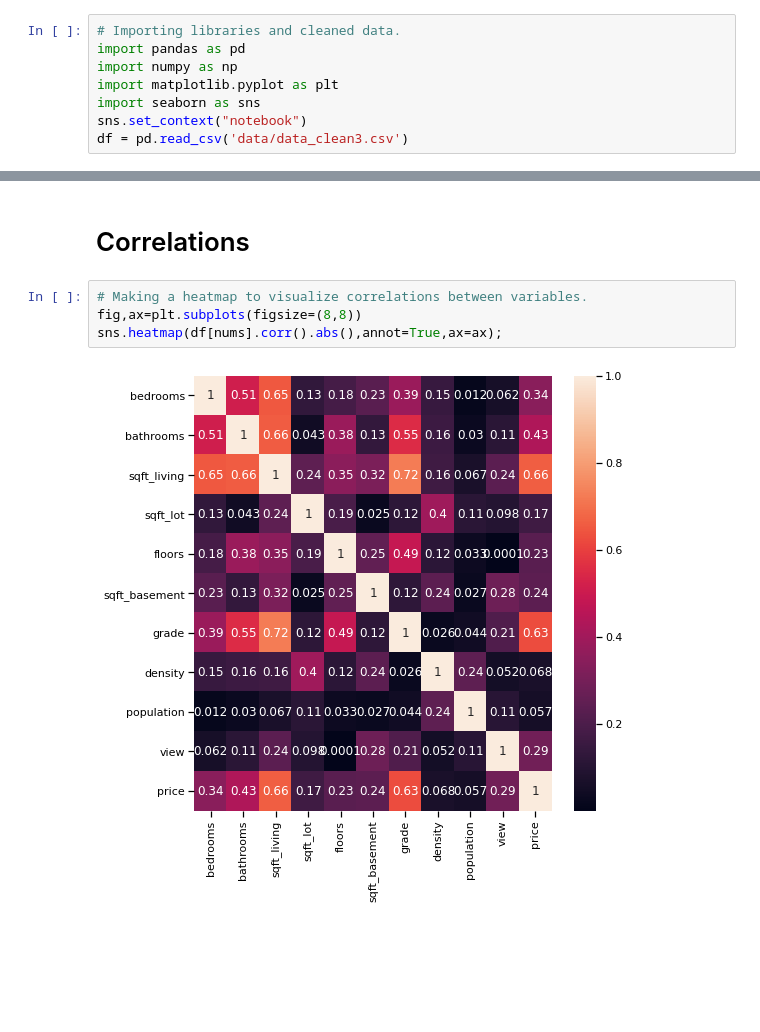
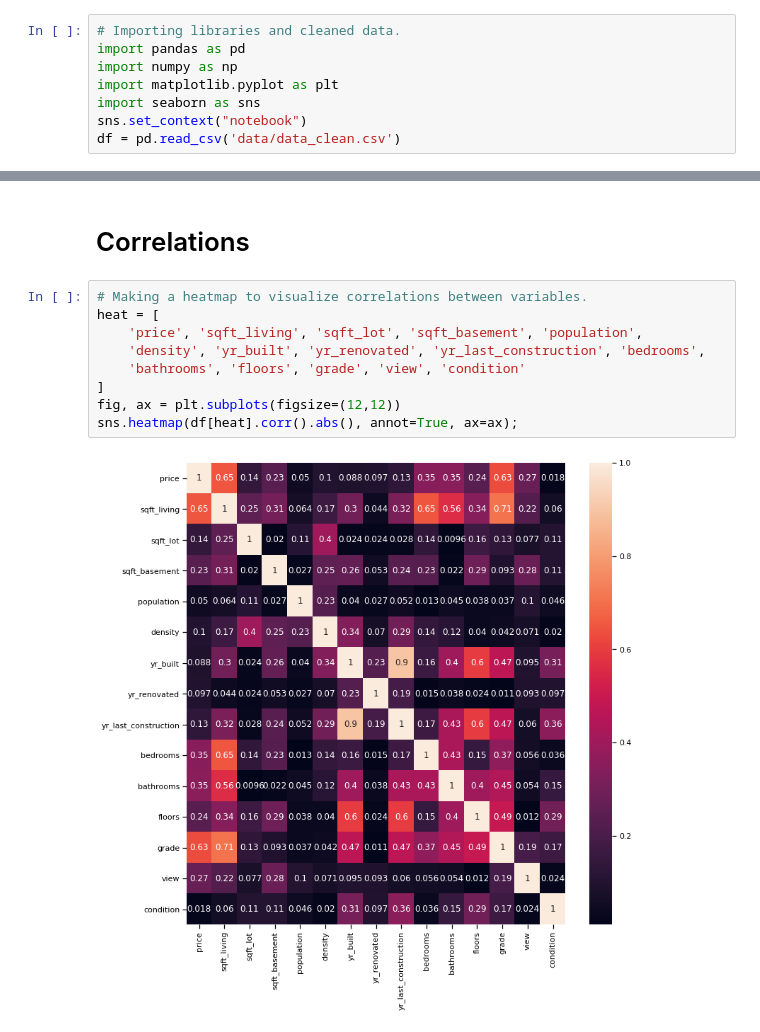
Before and after one commit to rlodetti/Housing_Project, a Jupyter notebook: EDA.ipynb, the cells around one changed output, grey strips where cells are left out. Saved outputs shown, nothing was run; the diff lists cells and outputs as text; blank space fills up the shorter version.

```diff
--- a/EDA.ipynb
+++ b/EDA.ipynb
@@ -5,4 +5,4 @@ import numpy as np
 import matplotlib.pyplot as plt
 import seaborn as sns
 sns.set_context("notebook")
-df = pd.read_csv('data/data_clean3.csv')
+df = pd.read_csv('data/data_clean.csv')
@@ -67,9 +53,14 @@ for i,j in enumerate(cats):
 # Correlations
 # %%
 # Making a heatmap to visualize correlations between variables.
-fig,ax=plt.subplots(figsize=(8,8))
-sns.heatmap(df[nums].corr().abs(),annot=True,ax=ax);
+heat = [
+    'price', 'sqft_living', 'sqft_lot', 'sqft_basement', 'population',
+    'density', 'yr_built', 'yr_renovated', 'yr_last_construction', 'bedrooms',
+    'bathrooms', 'floors', 'grade', 'view', 'condition'
+]
+fig, ax = plt.subplots(figsize=(12,12))
+sns.heatmap(df[heat].corr().abs(), annot=True, ax=ax);
 # %% [output]
-[figure, old version]
+[figure, new version]
 # %%
 # Sorting the numerical variables by their correlation to price.
```
Also changed, not shown: parts of 10 cells of this notebook, 9 other files.
